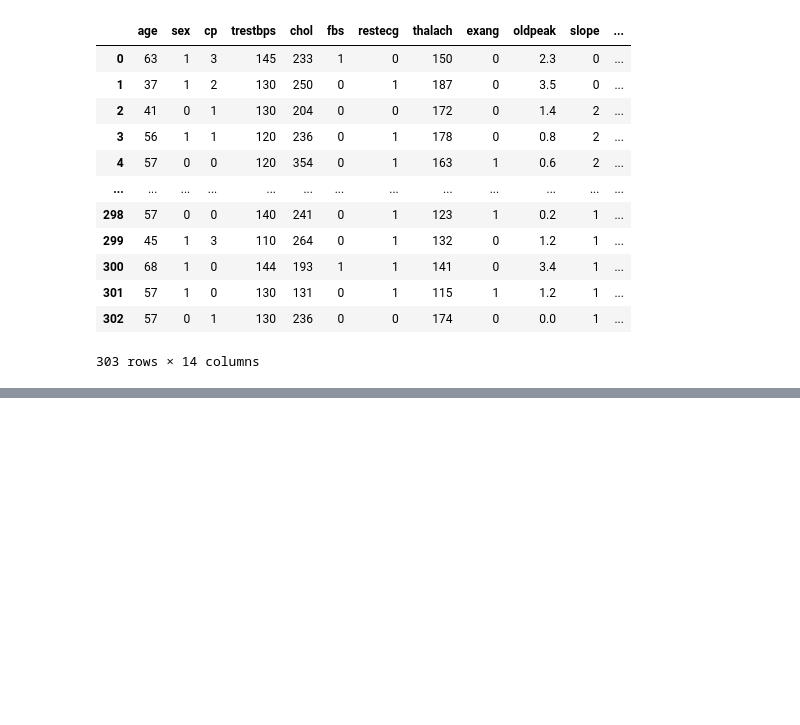
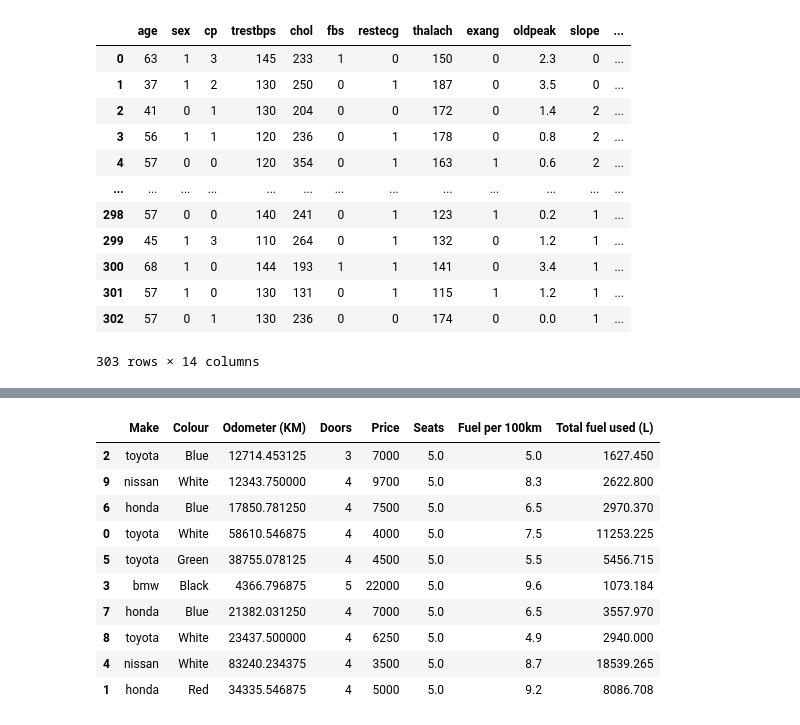
Before and after one commit to Archi657/A.I.-Machine-Learning-Data-Science-Learning, a Jupyter notebook: UdemyCourse/Pandas/Section-6.ipynb, the cells around one changed output, grey strips where cells are left out. Saved outputs shown, nothing was run; the diff lists cells and outputs as text; code cells hidden in the pictures; blank space fills up the shorter version.

```diff
--- a/UdemyCourse/Pandas/Untitled1.ipynb
+++ b/UdemyCourse/Pandas/Section-6.ipynb
@@ -274,0 +384,15 @@ heart_disease
+# %%
+car_sales["Odometer (KM)"] = car_sales["Odometer (KM)"].apply(lambda x: x/1.6)
+car_sales
+# %% [output]
+|  | Make | Colour | Odometer (KM) | Doors | Price | Seats | Fuel per 100km | Total fuel used (L) |
+| 2 | toyota | Blue | 12714.453125 | 3 | 7000 | 5.0 | 5.0 | 1627.450 |
+| 9 | nissan | White | 12343.750000 | 4 | 9700 | 5.0 | 8.3 | 2622.800 |
+| 6 | honda | Blue | 17850.781250 | 4 | 7500 | 5.0 | 6.5 | 2970.370 |
+| 0 | toyota | White | 58610.546875 | 4 | 4000 | 5.0 | 7.5 | 11253.225 |
+| 5 | toyota | Green | 38755.078125 | 4 | 4500 | 5.0 | 5.5 | 5456.715 |
+| 3 | bmw | Black | 4366.796875 | 5 | 22000 | 5.0 | 9.6 | 1073.184 |
+| 7 | honda | Blue | 21382.031250 | 4 | 7000 | 5.0 | 6.5 | 3557.970 |
+| 8 | toyota | White | 23437.500000 | 4 | 6250 | 5.0 | 4.9 | 2940.000 |
+| 4 | nissan | White | 83240.234375 | 4 | 3500 | 5.0 | 8.7 | 18539.265 |
+| 1 | honda | Red | 34335.546875 | 4 | 5000 | 5.0 | 9.2 | 8086.708 |
```
Also changed, not shown: parts of 10 cells of this notebook, 2 other files.
